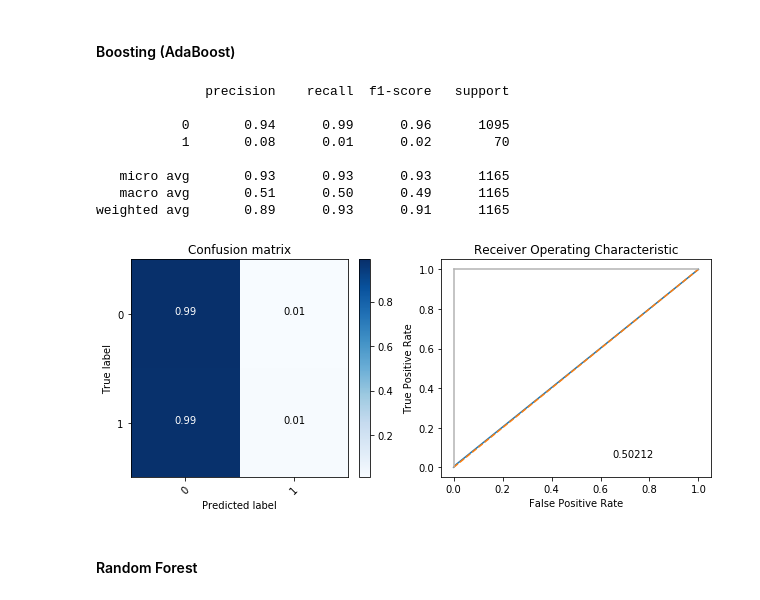
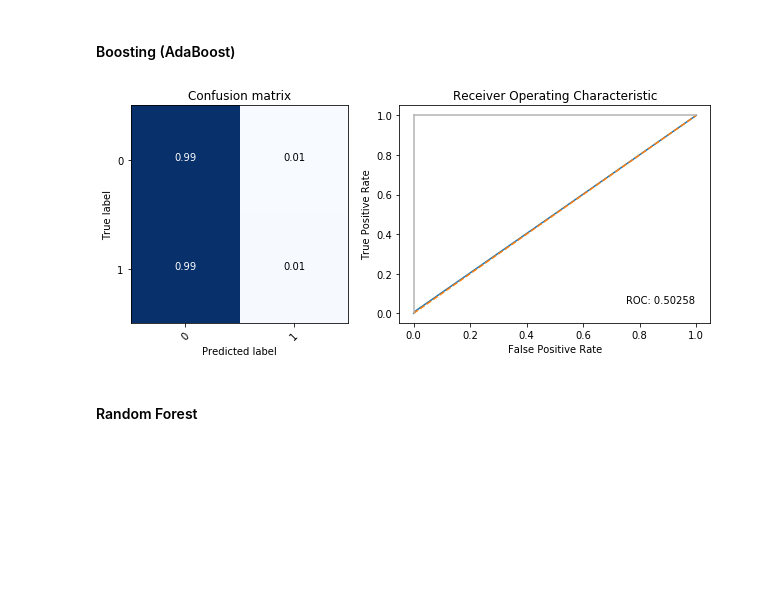
Before and after one commit to Rypo/notebooks, a Jupyter notebook: 5_unbalanced_bag_boost_rf.ipynb, the cells around one changed output. Cells and saved outputs as stored; diff of their text form; code cells hidden in the pictures; blank space fills up the shorter version.

```diff
--- a/5_unbalanced_bag_boost_rf.ipynb
+++ b/5_unbalanced_bag_boost_rf.ipynb
@@ -338,21 +335,8 @@ weighted avg       0.90      0.93      0.91      1165
 # %% [markdown]
 #### Boosting (AdaBoost)
-# %%
-ada_unbal = ada.fit(X_train,y_train)
-preds = ada_unbal.predict(X_test)
-
-fig,axes = plt.subplots(1,2, figsize=(9,4))
-plot_confusion_matrix(y_test, preds, [0,1], normalize=True, cf_report=True, ax=axes[0])
-plot_roc(y_test, preds, ax=axes[1])
-# %% [output]
-              precision    recall  f1-score   support
-
-           0       0.94      0.99      0.96      1095
-           1       0.08      0.01      0.02        70
-
-   micro avg       0.93      0.93      0.93      1165
-   macro avg       0.51      0.50      0.49      1165
-weighted avg       0.89      0.93      0.91      1165
-[figure, removed]
+# %%
+ada_unbal = plot_cmroc(y_val, ada.fit(X_train, y_train).predict(X_val))
+# %% [output]
+[figure, added]
 # %% [markdown]
 #### Random Forest
```
Also changed, not shown: parts of 99 cells of this notebook, 4 other files.
